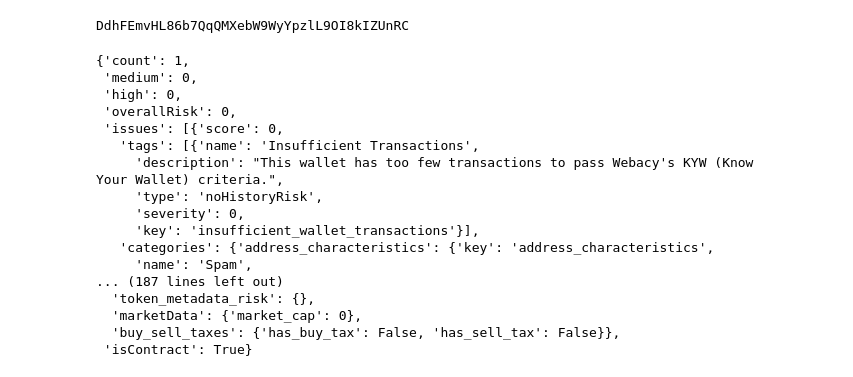
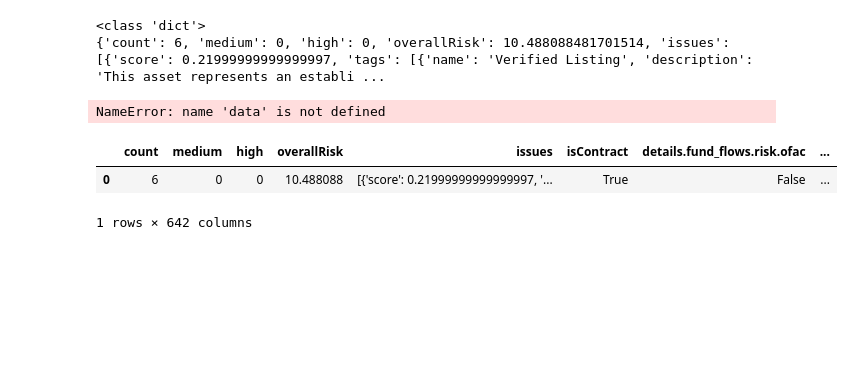
Before and after one commit to vhictoirya/On-chain-Anomaly-Tracker, a Jupyter notebook: Uniswap_V3/webacy.ipynb, the cells around one changed output. Cells and saved outputs as stored; diff of their text form; code cells hidden in the pictures; blank space fills up the shorter version.

```diff
--- a/Uniswap_V3/webacy.ipynb
+++ b/Uniswap_V3/webacy.ipynb
@@ -11,12 +12,8 @@ API_KEY = os.getenv('WEBACY_API_KEY') # Fetching the Etherscan API key from envi
 
 if not API_KEY:
     raise ValueError('Please set the WEBACY_API_KEY environment variable.')
-
-print(API_KEY)
-# %% [output]
-DdhFEmvHL86b7QqQMXebW9WyYpzlL9OI8kIZUnRC
 # %%
-address = "0x826b34e62320108a9fa38a080360d693a8a73111"
+address = "0xA0b86991c6218b36c1d19D4a2e9Eb0cE3606eB48" # ERC 20 USDC address
 
 url = f"https://api.webacy.com/addresses/{address}"
 
@@ -33,21 +30,24 @@ except ValueError:
     data = response.text
 
 data
-# %% [output]
-{'count': 1,
- 'medium': 0,
- 'high': 0,
- 'overallRisk': 0,
- 'issues': [{'score': 0,
-   'tags': [{'name': 'Insufficient Transactions',
-     'description': "This wallet has too few transactions to pass Webacy's KYW (Know Your Wallet) criteria.",
-     'type': 'noHistoryRisk',
-     'severity': 0,
-     'key': 'insufficient_wallet_transactions'}],
-   'categories': {'address_characteristics': {'key': 'address_characteristics',
-     'name': 'Spam',
-... (187 lines left out)
-  'token_metadata_risk': {},
-  'marketData': {'market_cap': 0},
-  'buy_sell_taxes': {'has_buy_tax': False, 'has_sell_tax': False}},
- 'isContract': True}
+# %%
+print(type(data))
+print(data)
+# %% [output]
+<class 'dict'>
+{'count': 6, 'medium': 0, 'high': 0, 'overallRisk': 10.488088481701514, 'issues': [{'score': 0.21999999999999997, 'tags': [{'name': 'Verified Listing', 'description': 'This asset represents an establi ...
+# %%
+df = pd.json_normalize(
+    data,
+    record_path=['issues', 'tags'],
+    meta=['overallRisk', 'isContract', ['issues', 'score']]
+)
+# %% [output]
+NameError: name 'data' is not defined
+# %%
+df = pd.json_normalize(data)
+df.head()
+# %% [output]
+|  | count | medium | high | overallRisk | issues | isContract | details.fund_flows.risk.ofac | ... |
+| 0 | 6 | 0 | 0 | 10.488088 | [{'score': 0.21999999999999997, '... | True | False | ... |
+1 rows × 642 columns
```
Also changed, not shown: parts of 6 cells of this notebook, 11 other files.
